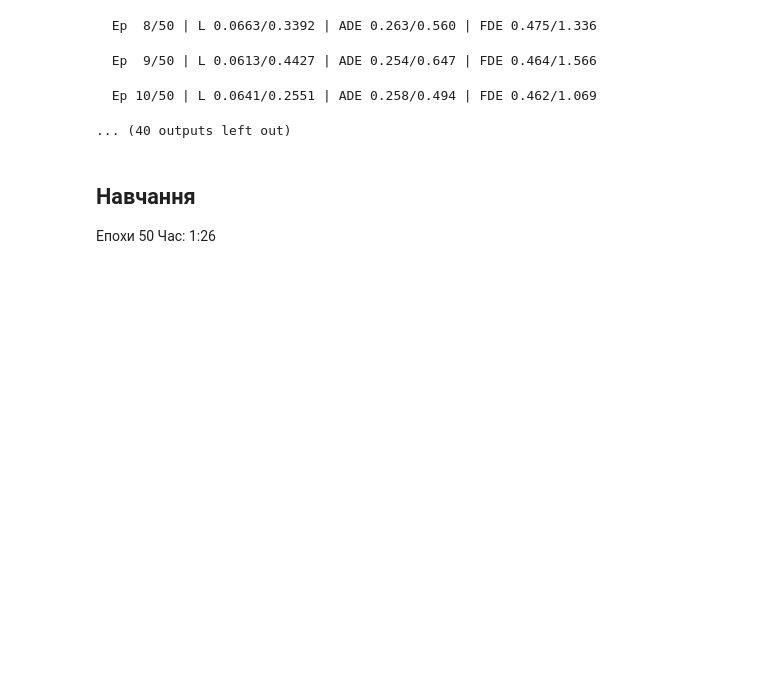
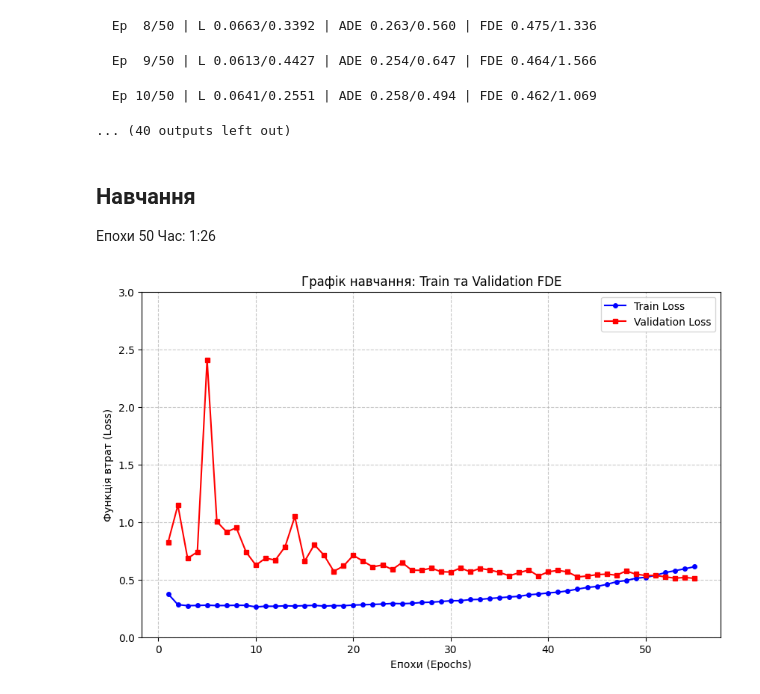
Before and after one commit to Dimus0/recognition-car-accident, a Jupyter notebook: model/model-training/ltsm.ipynb, the cells around one changed output. Drawn from its saved outputs; the diff is of its cells as text; code cells hidden in the pictures; blank space fills up the shorter version.

```diff
--- a/model/model-training/ltsm.ipynb
+++ b/model/model-training/ltsm.ipynb
@@ -427,3 +427,42 @@ MotionLSTM(
 # %% [markdown]
 ## Навчання
 Епохи 50 Час: 1:26
+# %%
+import json
+import matplotlib.pyplot as plt
+
+# ... (частина зі зчитуванням JSON залишається без змін) ...
+file_path = r'E:\personalproject\bachelor\model\plot-result\lstm\new_attempt\results.json'
+with open(file_path, 'r', encoding='utf-8') as f:
+    data = json.load(f)
+
+history = data.get('history', {})
+train_loss = history.get('train_fde', [])
+val_loss = history.get('val_fde', [])
+
+epochs_train = range(1, len(train_loss) + 1)
+epochs_val = range(1, len(val_loss) + 1)
+
+# Будуємо графік
+plt.figure(figsize=(10, 6))
+
+if train_loss:
+    plt.plot(epochs_train, train_loss, label='Train Loss', color='blue', marker='o', markersize=4)
+
+if val_loss:
+    plt.plot(epochs_val, val_loss, label='Validation Loss', color='red', marker='s', markersize=4)
+
+# --- ДОДАНО ДЛЯ ОБМЕЖЕННЯ ОСІ Y ---
+plt.ylim(0, 3)
+# ----------------------------------
+
+# Налаштування графіка
+plt.title('Графік навчання: Train та Validation FDE')
+plt.xlabel('Епохи (Epochs)')
+plt.ylabel('Функція втрат (Loss)')
+plt.grid(True, linestyle='--', alpha=0.7)
+plt.legend()
+
+plt.show()
+# %% [output]
+[figure, added]
```
Also changed, not shown: 11 other files.
